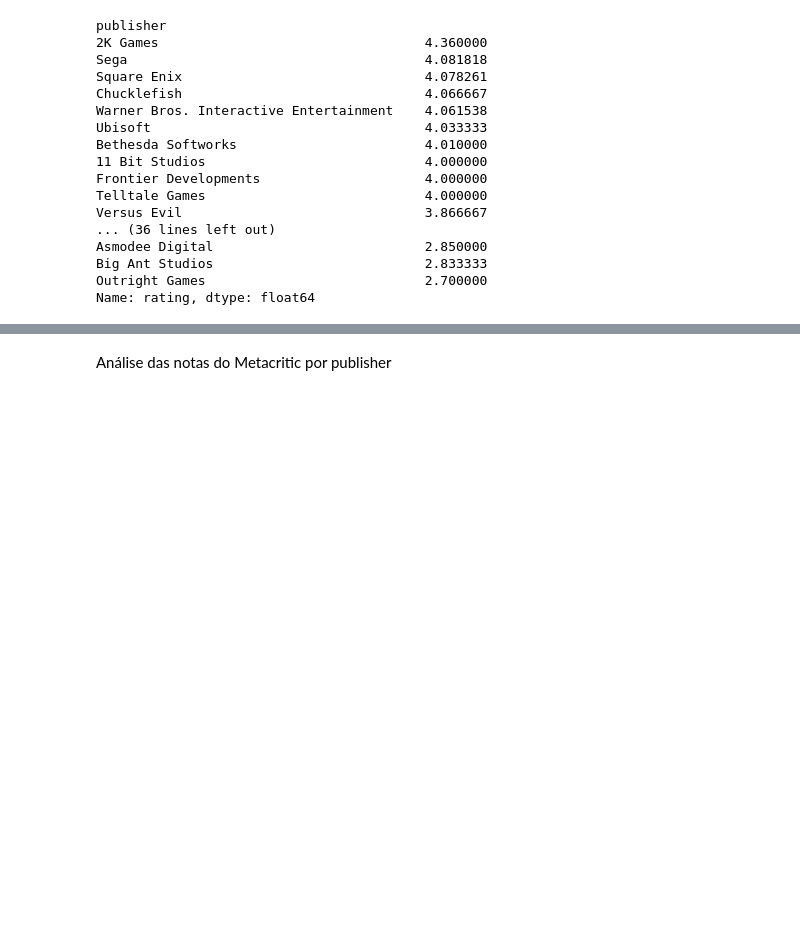
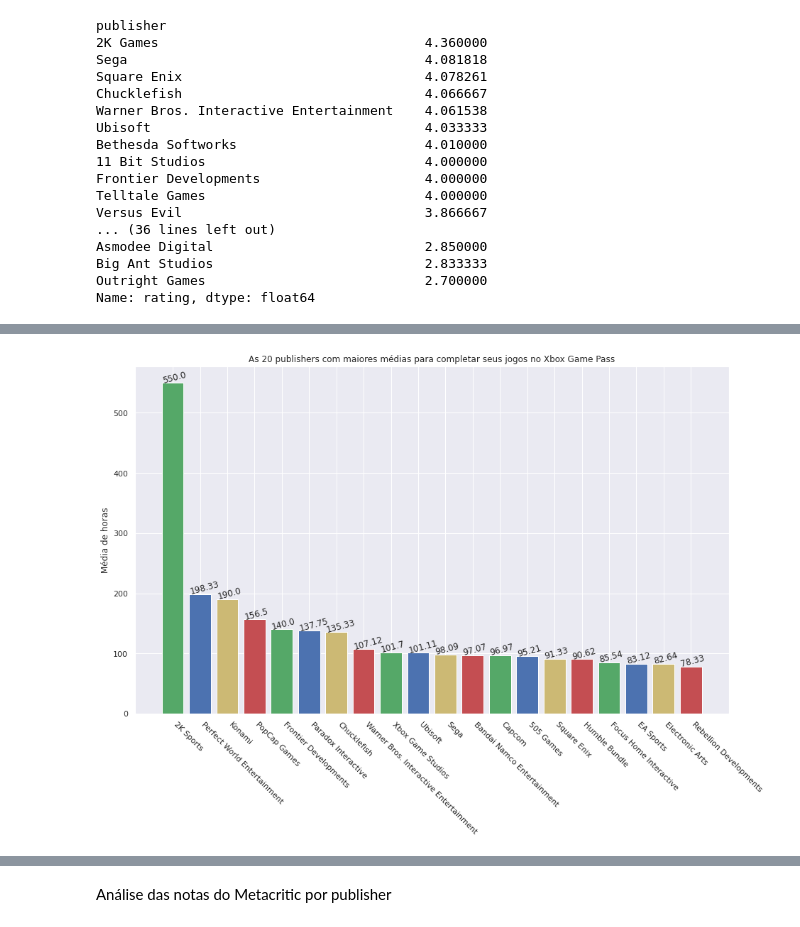
Before and after one commit to DamodaraBarbosa/xbox_game_pass_analisys, a Jupyter notebook: Publishers_Analisys_Xbox_Game_Pass.ipynb, the cells around one changed output, grey strips where cells are left out. Cells and saved outputs as stored; diff of their text form; code cells hidden in the pictures; blank space fills up the shorter version.

```diff
--- a/Publishers_Analisys_Xbox_Game_Pass.ipynb
+++ b/Publishers_Analisys_Xbox_Game_Pass.ipynb
@@ -517,0 +594,22 @@ Name: rating, dtype: float64
+# %%
+# fragmenta-se as strings:
+
+data_gamepass['comp_time'] = data_gamepass['comp_time'].str.split()
+# %%
+# define-se uma função para converter cada elemento da lista em float e posterior cálculo da média:
+
+def format_hour(times):
+  for index, time in enumerate(times):
+    try:
+      if len(time) < 3:
+        times[index] = float(time[0][0:-1])
+      else:
+        times[index] = (float(time[1]) + float(time[0])/2)
+    except TypeError:
+      pass
+
+  return times
+# %%
+# modificam-se os dados no dataframe:
+
+data_gamepass['comp_time'] = format_hour(data_gamepass['comp_time'])
@@ -517,0 +631,15 @@ Name: rating, dtype: float64
+# %%
+# gráfico com as publishers, com pelo menos 3 jogos no serviço, com maiores médias de horas para completar os seus jogos que estão no Xbox Game Pass:
+
+bars = plt.bar(comp_time_per_publisher_false.keys()[:20], comp_time_per_publisher_false.values[:20], color= ['g', 'b', 'y', 'r'])
+
+for bar in bars:
+  value = bar.get_height()
+  plt.text(bar.get_x(), value + 0.1, round(value, 2), rotation= '15')
+
+plt.title('As 20 publishers com maiores médias para completar seus jogos no Xbox Game Pass')
+plt.ylabel('Média de horas')
+plt.xticks(rotation= '-45', ha= 'left')
+plt.show()
+# %% [output]
+[figure, added]
```
Also changed, not shown: parts of 15 cells of this notebook.
